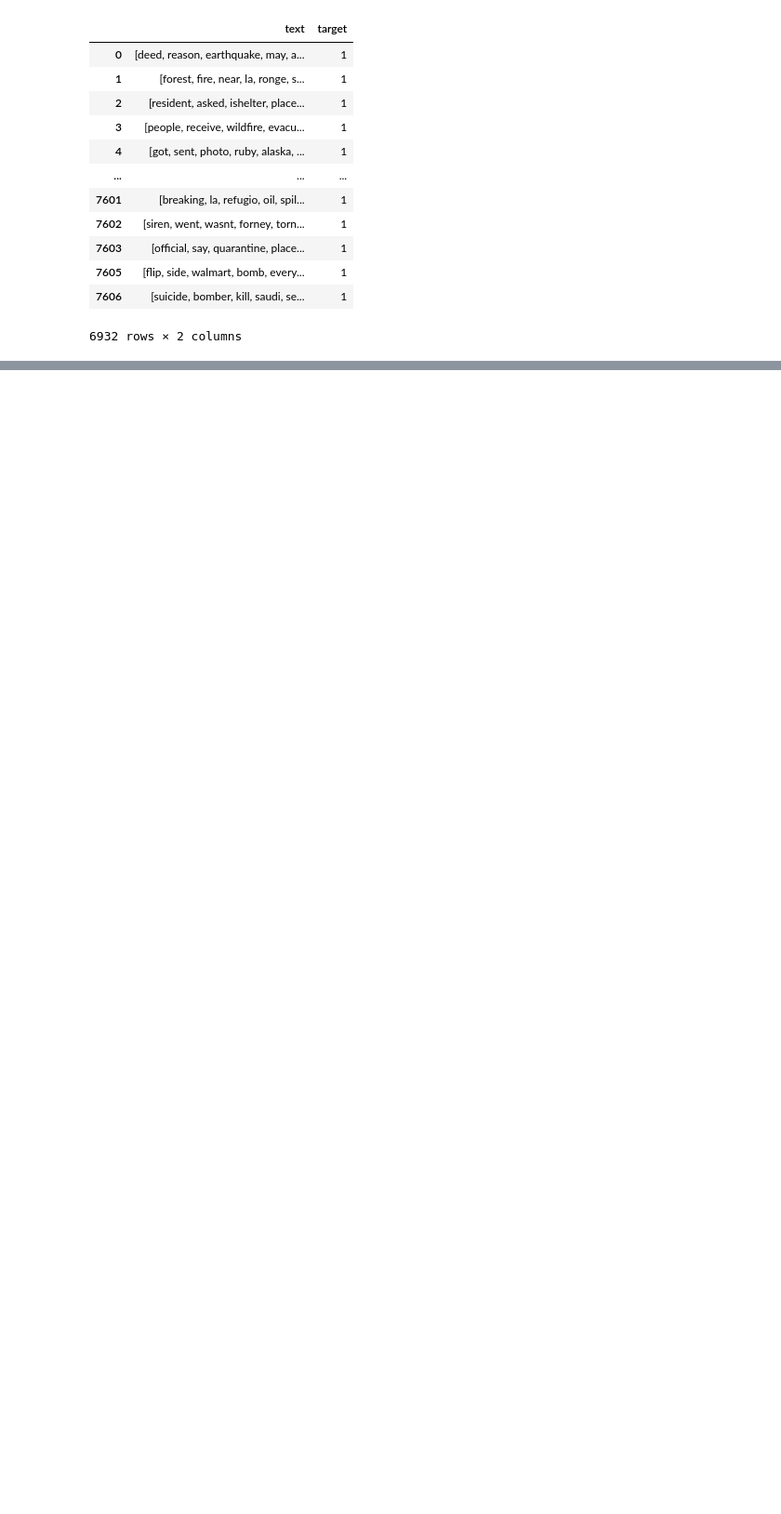
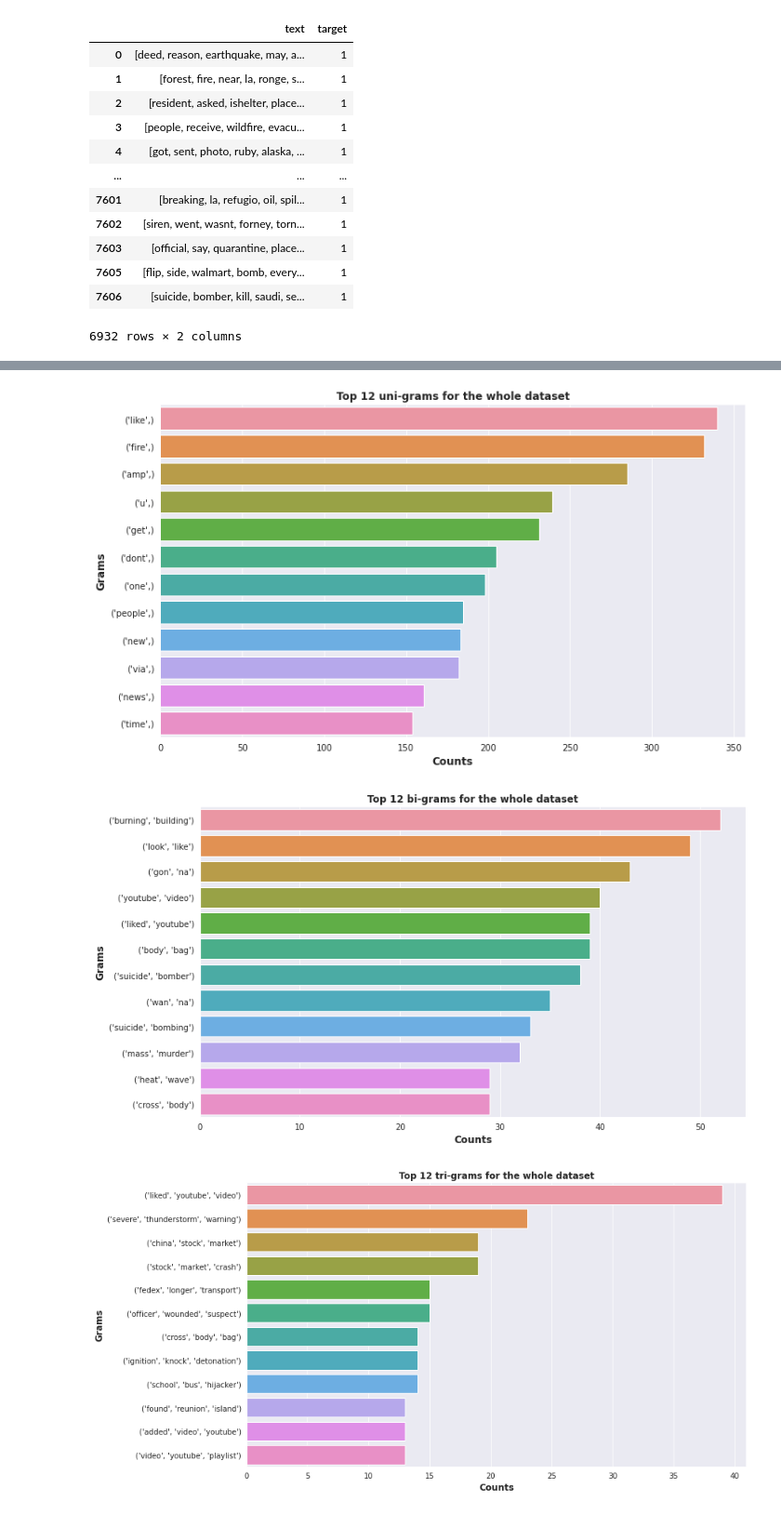
Before and after one commit to axiom9/WebScraping_and_NLP, a Jupyter notebook: NLP_Tasks.ipynb, the cells around one changed output, grey strips where cells are left out. Shown: that part at 93% size. Drawn from its saved outputs; the diff is of its cells as text; code cells hidden in the pictures; blank space fills up the shorter version.

```diff
--- a/NLP_Tasks.ipynb
+++ b/NLP_Tasks.ipynb
@@ -273,0 +328,38 @@ df2
+# %%
+# def gen_df_ngrams(df, n):
+#     """ This function outputs 'n' number of of dataframes with the inputted filter
+#     example: if you want no filter, then input 'df2', if you want the
+#     disaster tweets, input 'df_sad' """
+
+# Generate various n-grams for the entire dataset (all tweets)
+whole_df_1 = pd.DataFrame(ngram_counts(1, df2), columns=['grams', 'counts']) #<-- whole dataset, unigrams
+whole_df_2 = pd.DataFrame(ngram_counts(2, df2), columns=['grams', 'counts']) #<-- whole dataset, bigrams
+whole_df_3 = pd.DataFrame(ngram_counts(3, df2), columns=['grams', 'counts']) #<-- whole dataset, trigrams
+
+# Filter the dataframe so it's only either a '1' disaster or a '0'
+df_happy = df2[df2.target == 0]
+df_sad = df2[df2.target == 1]
+
+# Generate various n-grams for the two filters
+dis_1 = pd.DataFrame(ngram_counts(1, df_sad), columns=['grams', 'counts']) #<-- disaster tweets, unigrams
+dis_2 = pd.DataFrame(ngram_counts(2, df_sad), columns=['grams', 'counts']) #<-- disaster tweets, bigrams
+dis_3 = pd.DataFrame(ngram_counts(3, df_sad), columns=['grams', 'counts']) #<-- disaster tweets, trigrams
+
+ndis_1 = pd.DataFrame(ngram_counts(1, df_happy), columns=['grams', 'counts']) #<-- non-disaster tweets, unigrams
+ndis_2 = pd.DataFrame(ngram_counts(2, df_happy), columns=['grams', 'counts']) #<-- non-disaster tweets, bigrams
+ndis_3 = pd.DataFrame(ngram_counts(3, df_happy), columns=['grams', 'counts']) #<-- non-disaster tweets, trigrams
+# %%
+sns.set_style('darkgrid')
+def gen_plot(df):
+    plt.figure(figsize=(12,7));
+    sns.barplot(x=df.counts, y=df.grams, data=df);
+    plt.ylabel('Grams', fontsize=12.0, fontweight='bold')
+    plt.xlabel('Counts', fontsize=12.0, fontweight='bold')
+
+def gplots_whole_df()
+
+# fig, axs = plt.subplots(ncols=3, figsize=(10,10))
+
+# sns.barplot(x=dis_1.counts, y=dis_1.grams, ax=axs[0])
+# # sns.barplot(x=dis_2.counts, y=dis_2.grams, ax=axs[1])
+# # sns.barplot(x=dis_3.counts, y=dis_3.grams, ax=axs[2])
@@ -273,0 +368,11 @@ df2
+# %%
+gen_plot(whole_df_1)
+plt.title('Top 12 uni-grams for the whole dataset',fontsize=12.0, fontweight='bold');
+gen_plot(whole_df_2)
+plt.title('Top 12 bi-grams for the whole dataset', fontsize=12.0, fontweight='bold');
+gen_plot(whole_df_3)
+plt.title('Top 12 tri-grams for the whole dataset', fontsize=12.0, fontweight='bold');
+# %% [output]
+[figure, added]
+[figure, added]
+[figure, added]
```
Also changed, not shown: parts of 15 cells of this notebook.
